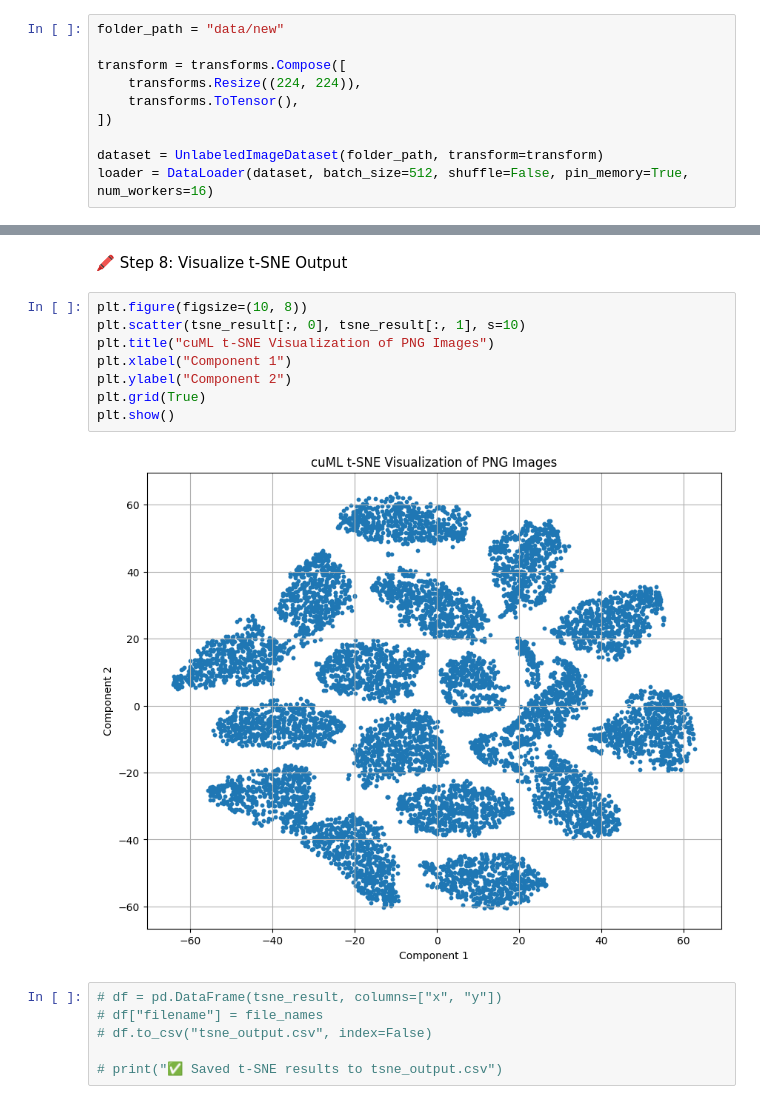
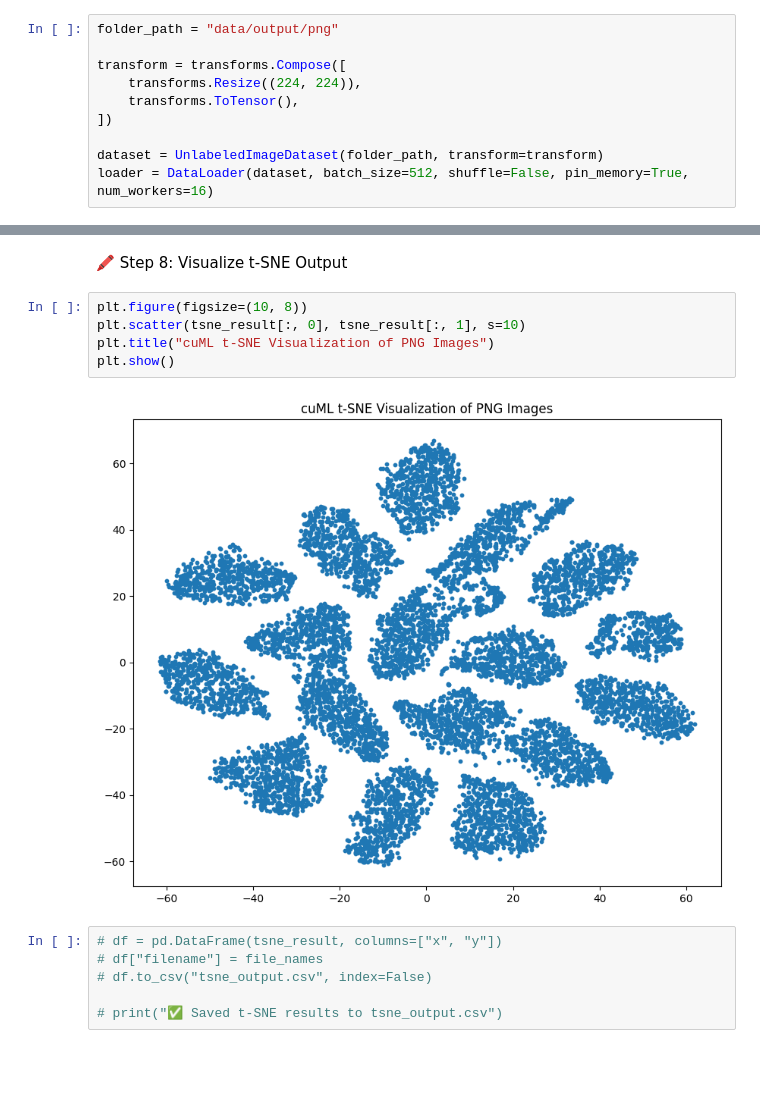
Before and after one commit to chirayupatel9/DSCI-592, a Jupyter notebook: ml_pytorch.ipynb, the cells around one changed output, grey strips where cells are left out. Saved outputs shown, nothing was run; the diff lists cells and outputs as text; blank space fills up the shorter version.

```diff
--- a/ml_pytorch.ipynb
+++ b/ml_pytorch.ipynb
@@ -86,7 +89,7 @@ class UnlabeledImageDataset(Dataset):
 # %% [markdown]
 📦 Step 5: Create DataLoader
 # %%
-folder_path = "data/new"
+folder_path = "data/output/png"
 
 transform = transforms.Compose([
     transforms.Resize((224, 224)),
@@ -132,13 +135,10 @@ print("✅ t-SNE completed.")
 # %%
 plt.figure(figsize=(10, 8))
 plt.scatter(tsne_result[:, 0], tsne_result[:, 1], s=10)
 plt.title("cuML t-SNE Visualization of PNG Images")
-plt.xlabel("Component 1")
-plt.ylabel("Component 2")
-plt.grid(True)
 plt.show()
 # %% [output]
-[figure, old version]
+[figure, new version]
 # %%
 # df = pd.DataFrame(tsne_result, columns=["x", "y"])
 # df["filename"] = file_names
```
Also changed, not shown: parts of 11 cells of this notebook, 5 other files.
